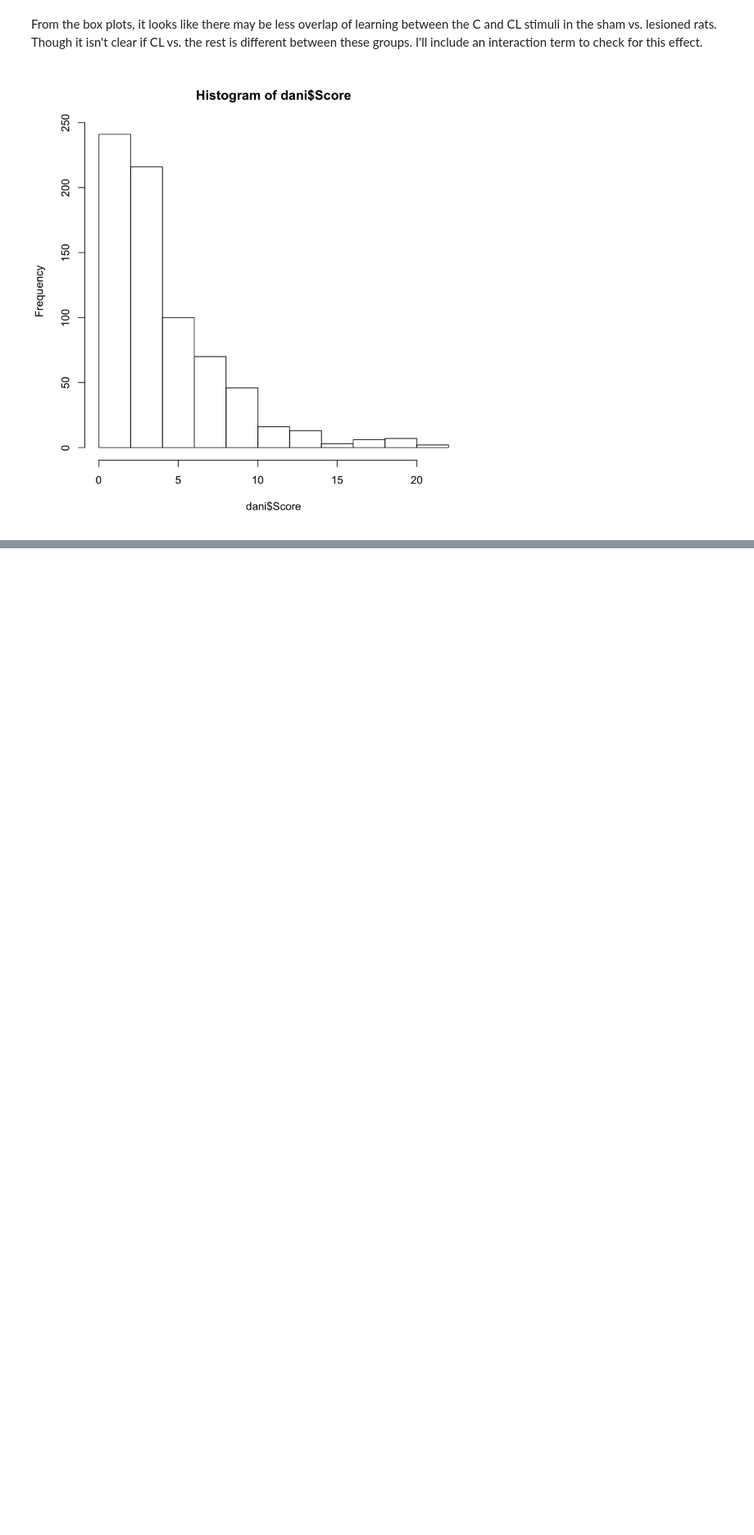
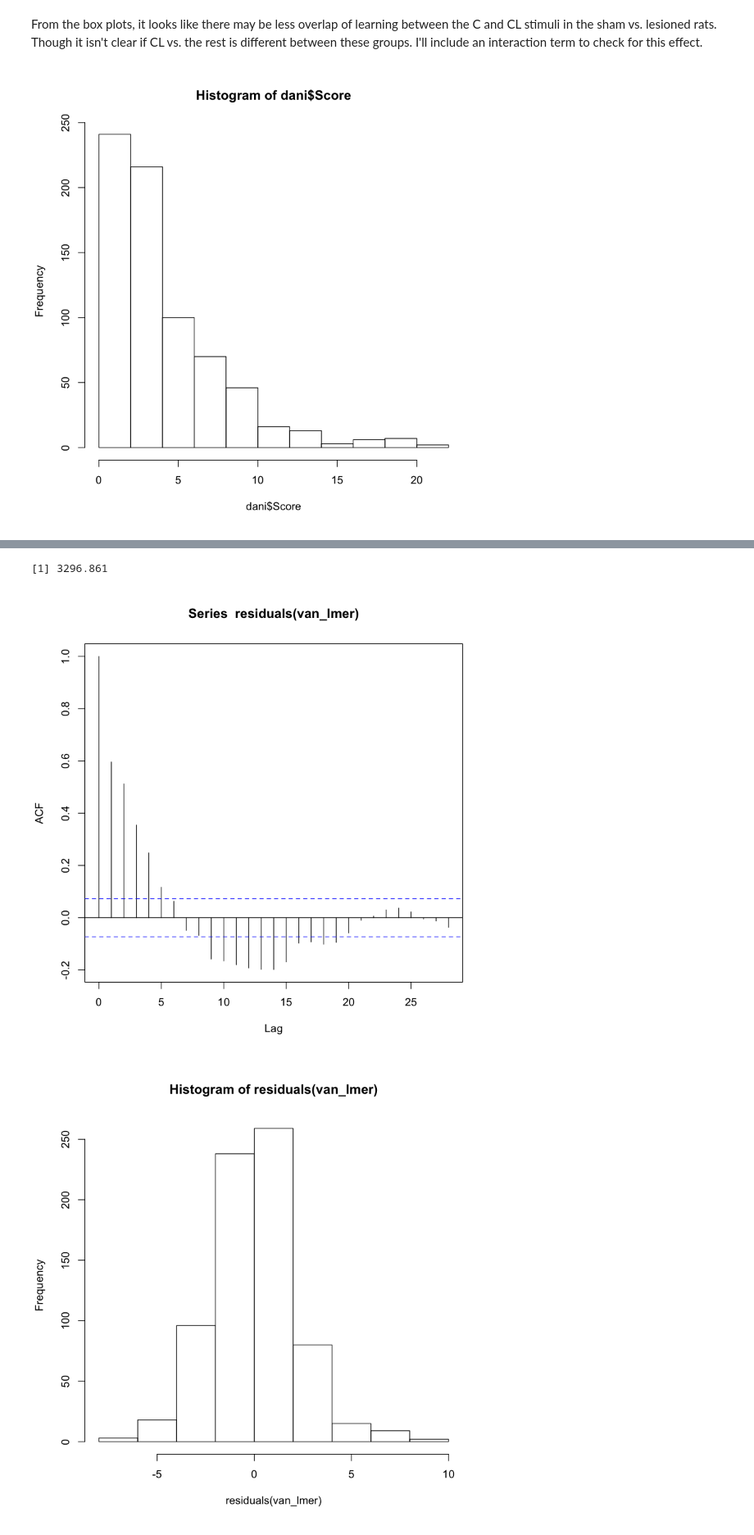
Before and after one commit to Lslipski/pbs110, a Jupyter notebook: pbs111/Final.ipynb, the cells around one changed output, grey strips where cells are left out. Shown at 82% size. Saved outputs shown, nothing was run; the diff lists cells and outputs as text; code cells hidden in the pictures; blank space fills up the shorter version.

```diff
--- a/pbs111/Final.ipynb
+++ b/pbs111/Final.ipynb
@@ -790,0 +841,8 @@ head(dani)
+# %%
+# add in random slopes for session within subject
+van_lmer = lmer(Score ~ Stimulus * Group + Session + (1 + Session| Subject), data = dani, REML=FALSE )
+summary(van_lmer)
+AIC(van_lmer)
+acf(residuals(van_lmer))
+hist(residuals(van_lmer))
+# %% [output]
@@ -790,0 +866,3 @@ head(dani)
+[1] 3296.861
+[figure, added]
+[figure, added]
```
Also changed, not shown: parts of 21 cells of this notebook, 16 other files.
